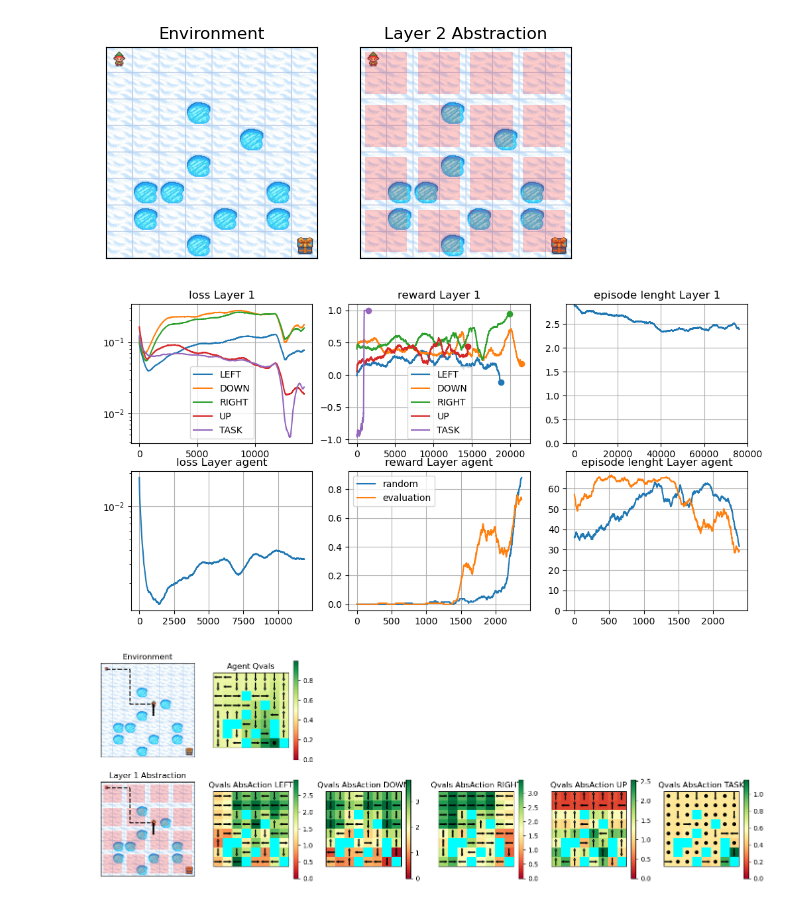
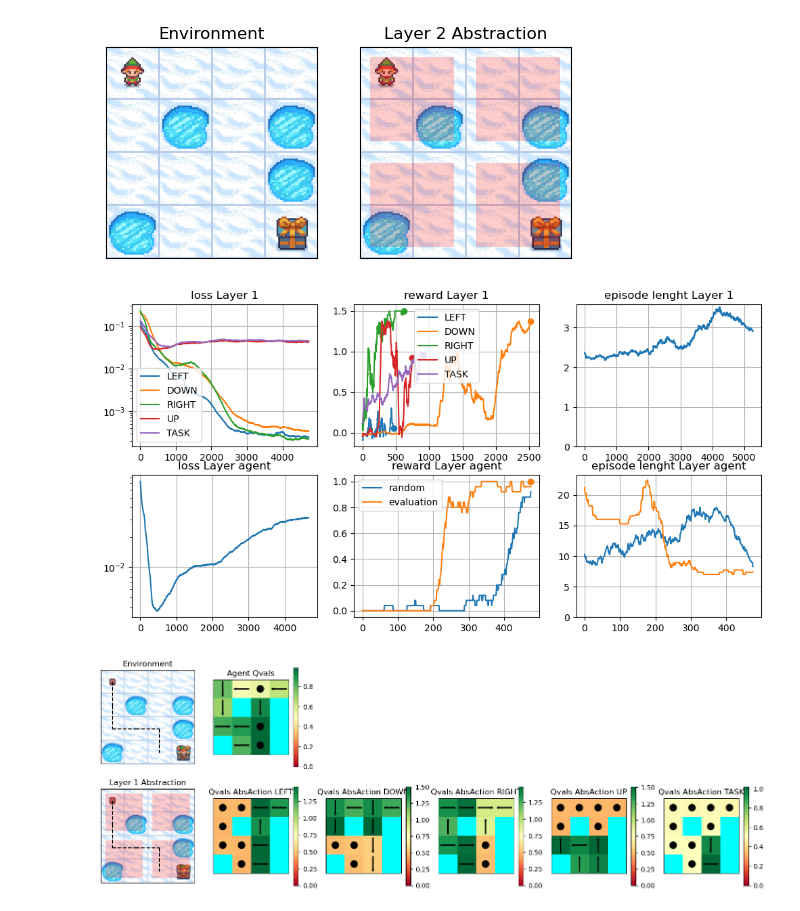
Before and after one commit to davidesartor/MANGO-lite, a Jupyter notebook: frozen_lake_tests/train_task_mango.ipynb, the cells around one changed output. Cells and saved outputs as stored; diff of their text form; code cells hidden in the pictures.

```diff
--- a/frozen_lake_tests/train_task_mango.ipynb
+++ b/frozen_lake_tests/train_task_mango.ipynb
@@ -7,11 +7,11 @@ from mango.environments import frozen_lake
 import utils_plot, utils_save, utils_sim
 # %%
 # parameters for the environment
-map_scale = 3
+map_scale = 2
 p_frozen = None
 
 # parameters for the training
-N_episodes = 5000
+N_episodes = 1000
 train_steps_per_episode = 5
 episode_length = 4**map_scale
 # %%
@@ -21,34 +21,23 @@ env = utils_sim.make_env(map_scale, p_frozen)
 mango_agent = utils_sim.make_mango_agent(env, map_scale)
 frozen_lake.plot_utils.plot_all_abstractions(mango_agent)
 # %% [output]
-[figure, old version]
+[figure, new version]
 # %%
 # train loop
-for layer in mango_agent.abstract_layers:
-    layer.set_randomness(1.0)
-for i, layer in enumerate(mango_agent.abstract_layers, start=1):
-    for iteration, randomness in enumerate(tqdm(np.linspace(1, 0, N_episodes//2//len(mango_agent.abstract_layers)))):
-        randomness = 0.0 if iteration % 2 else randomness
-        layer.set_randomness(randomness)
-        reward, info = mango_agent.run_episode(randomness=1.0, episode_length=episode_length)
-        for _ in range(train_steps_per_episode):
-            layer.train()
-for iteration, randomness in enumerate(tqdm(np.linspace(1, 0, N_episodes//2))):
+for iteration, randomness in enumerate(tqdm(np.linspace(1, 0, N_episodes))):
     randomness = 0.0 if iteration % 2 else randomness
-    reward, info = mango_agent.run_episode(randomness, episode_length)
+    transitions = mango_agent.run_episode(randomness, episode_length)
     for _ in range(train_steps_per_episode):
-        mango_agent.train()
-    for i, layer in enumerate(mango_agent.abstract_layers, start=1):
-        layer.train()
+        mango_agent.train(all_layers=True)
 # %%
-#plot results and save
+# plot results and save
 utils_save.save_to_file(path=dir_path + f"/mango_agent.pickle", obj=mango_agent)
 utils_plot.plot_mango_loss_reward(mango_agent, save_path=dir_path + f"/mango_agent_training.png")
 mango_agent.reset()
-obs, info = mango_agent.run_episode(episode_length=episode_length, randomness=0.0)
+trajectory, rewards = mango_agent.run_episode(episode_length=episode_length, randomness=0.0)
 frozen_lake.plot_utils.plot_all_qvals(
-    mango_agent, info["mango:trajectory"], save_path=dir_path + f"/mango_agent_qvals.png"
+    mango_agent, trajectory, save_path=dir_path + f"/mango_agent_qvals.png"
 )
 # %% [output]
-[figure, old version]
+[figure, new version]
-[figure, old version]
+[figure, new version]
```
Also changed, not shown: 20 other files.
